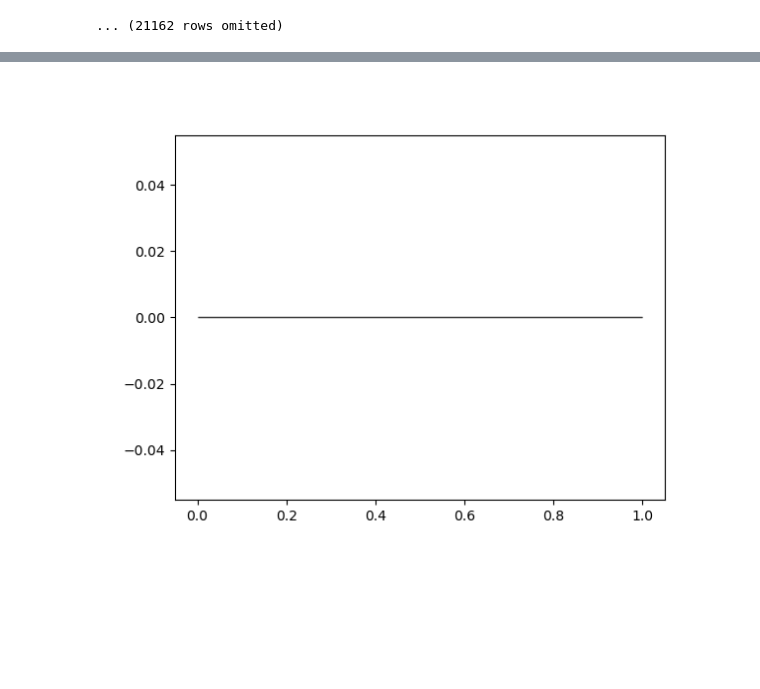
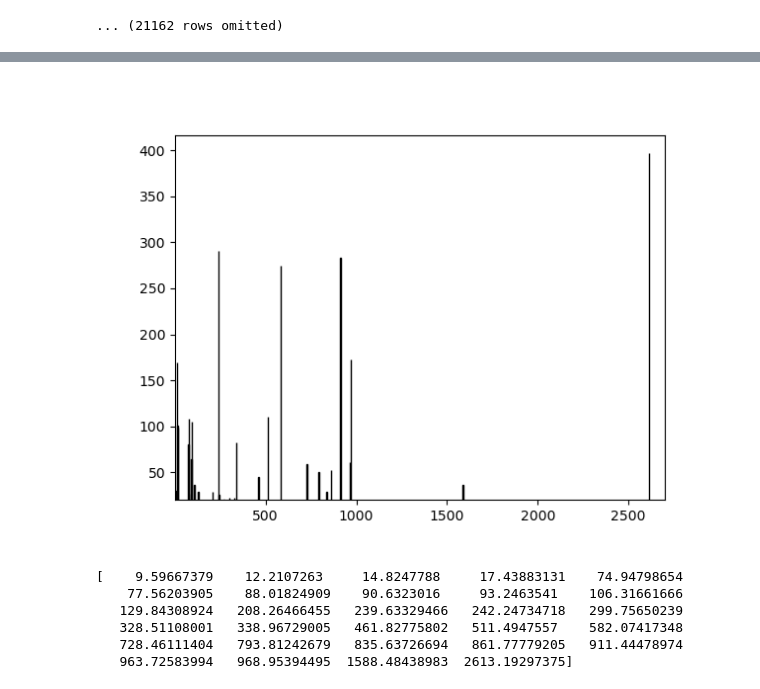
Before and after one commit to nyuad-astroparticle/tes-geant, a Jupyter notebook: analysis/thorium.ipynb, the cells around one changed output, grey strips where cells are left out. Cells and saved outputs as stored; diff of their text form; code cells hidden in the pictures; blank space fills up the shorter version.

```diff
--- a/analysis/thorium.ipynb
+++ b/analysis/thorium.ipynb
@@ -50,7 +51,7 @@ combined_df
 # %%
 gamma = combined_df.where('Particle', dt.are.containing('gamma'))
 # gamma = gamma.where('EnergyDeposited', dt.are.not_equal_to(0))
-# gamma = gamma.where('Initial Energy', dt.are.below_or_equal_to(500))
+gamma = gamma.where('Initial Energy', dt.are.below_or_equal_to(2700))
 gamma
 # %% [output]
 | EventID | TrackID | Particle | EnergyDeposited | XPosition | YPosition | ZPosition | LocalTime | Volume | ... |
@@ -57,8 +69,25 @@ gamma
 # %%
 plt.clf()
-plt.hist(gamma['Initial Energy'], bins = 500)
+counts, bin_edges, patches = plt.hist(gamma['Initial Energy'], bins = 1000)
 # plt.xscale('log')
-# plt.xlim(1,)
+# plt.gca().xaxis.set_major_locator(ticker.MultipleLocator(base=100))
+plt.xlim(1,2700)
+plt.ylim(20,)
 plt.show()
 # %% [output]
-[figure, old version]
+[figure, new version]
+# %%
+bin_centers = (bin_edges[:-1] + bin_edges[1:]) / 2
+
+# Identify the x values (bin centers) of peaks with frequency higher than 20
+peaks_x_values = bin_centers[counts > 20]
+
+# Print the x values of peaks that are higher than 20
+print(peaks_x_values)
+# %% [output]
+[    9.59667379    12.2107263     14.8247788     17.43883131    74.94798654
+    77.56203905    88.01824909    90.6323016     93.2463541    106.31661666
+   129.84308924   208.26466455   239.63329466   242.24734718   299.75650239
+   328.51108001   338.96729005   461.82775802   511.4947557    582.07417348
+   728.46111404   793.81242679   835.63726694   861.77779205   911.44478974
+   963.72583994   968.95394495  1588.48438983  2613.19297375]
```
Also changed, not shown: parts of 2 cells of this notebook.
